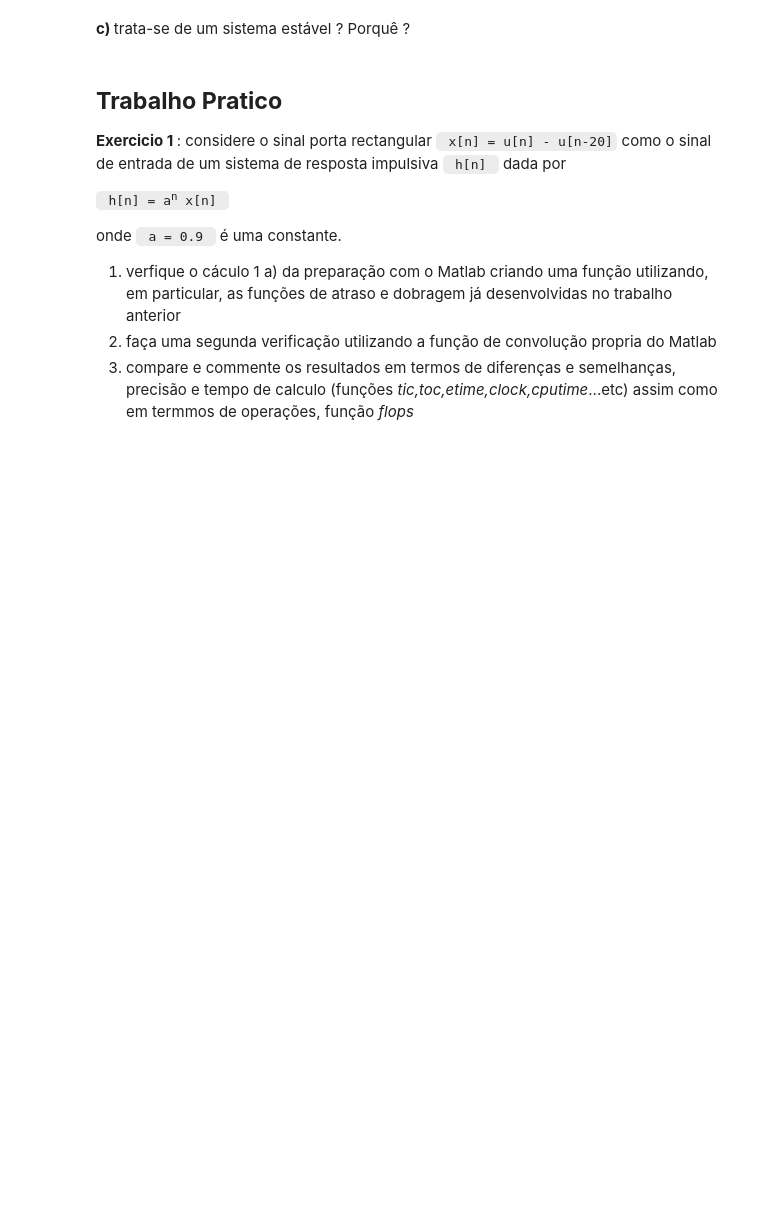
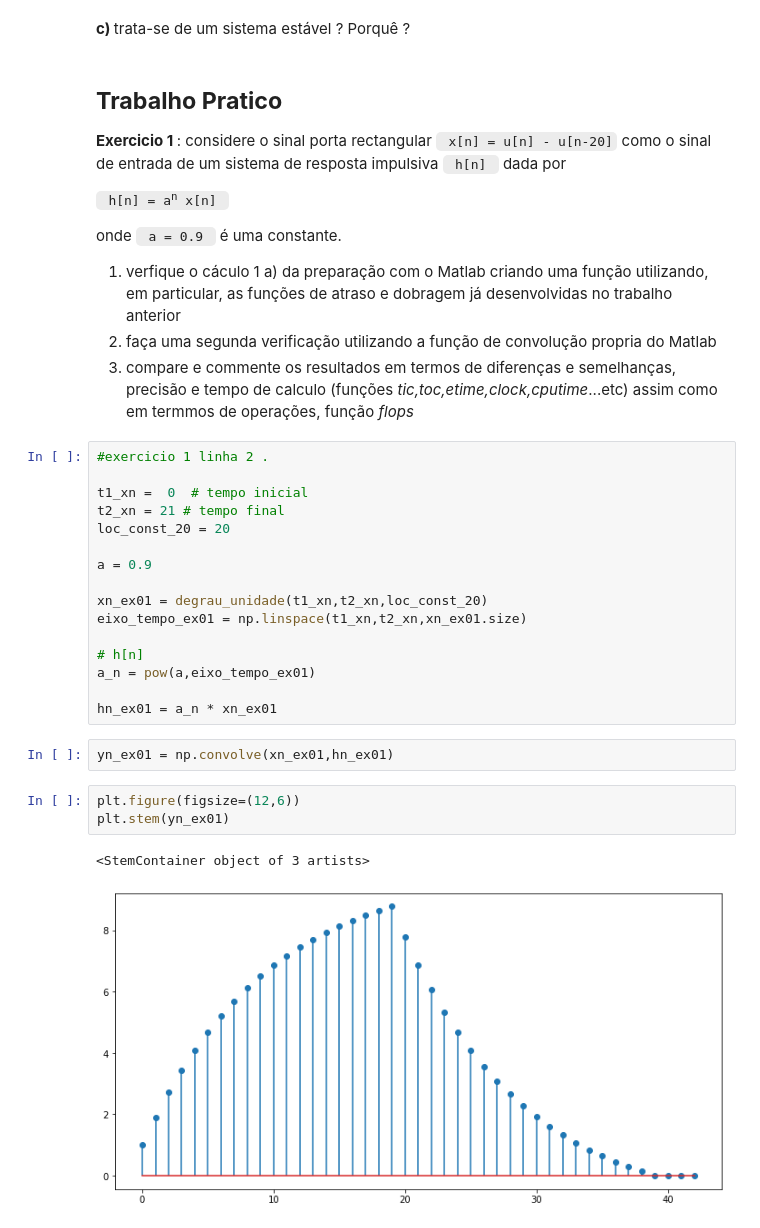
Before and after one commit to bosshentai/Processing-signal, a Jupyter notebook: python/Sistemasesinais.ipynb, the cells around one changed output. Drawn from its saved outputs; the diff is of its cells as text; blank space fills up the shorter version.

```diff
--- a/python/Sistemasesinais.ipynb
+++ b/python/Sistemasesinais.ipynb
@@ -512,3 +516,27 @@ yn = np.convolve(conv_xn_teste,conv_hn)
     <li>faça uma segunda verificação utilizando a função de convolução propria do Matlab </li>
     <li>compare e commente os resultados em termos de diferenças e semelhanças, precisão e tempo de calculo (funções <i>tic,toc,etime,clock,cputime</i>...etc) assim como em termmos de operações, função <i>flops</i></li>
 </ol>
+# %%
+#exercicio 1 linha 2 .
+
+t1_xn =  0  # tempo inicial
+t2_xn = 21 # tempo final
+loc_const_20 = 20
+
+a = 0.9
+
+xn_ex01 = degrau_unidade(t1_xn,t2_xn,loc_const_20)
+eixo_tempo_ex01 = np.linspace(t1_xn,t2_xn,xn_ex01.size)
+
+# h[n]
+a_n = pow(a,eixo_tempo_ex01)
+
+hn_ex01 = a_n * xn_ex01
+# %%
+yn_ex01 = np.convolve(xn_ex01,hn_ex01)
+# %%
+plt.figure(figsize=(12,6))
+plt.stem(yn_ex01)
+# %% [output]
+<StemContainer object of 3 artists>
+[figure, added]
```
Also changed, not shown: parts of 2 cells of this notebook.
